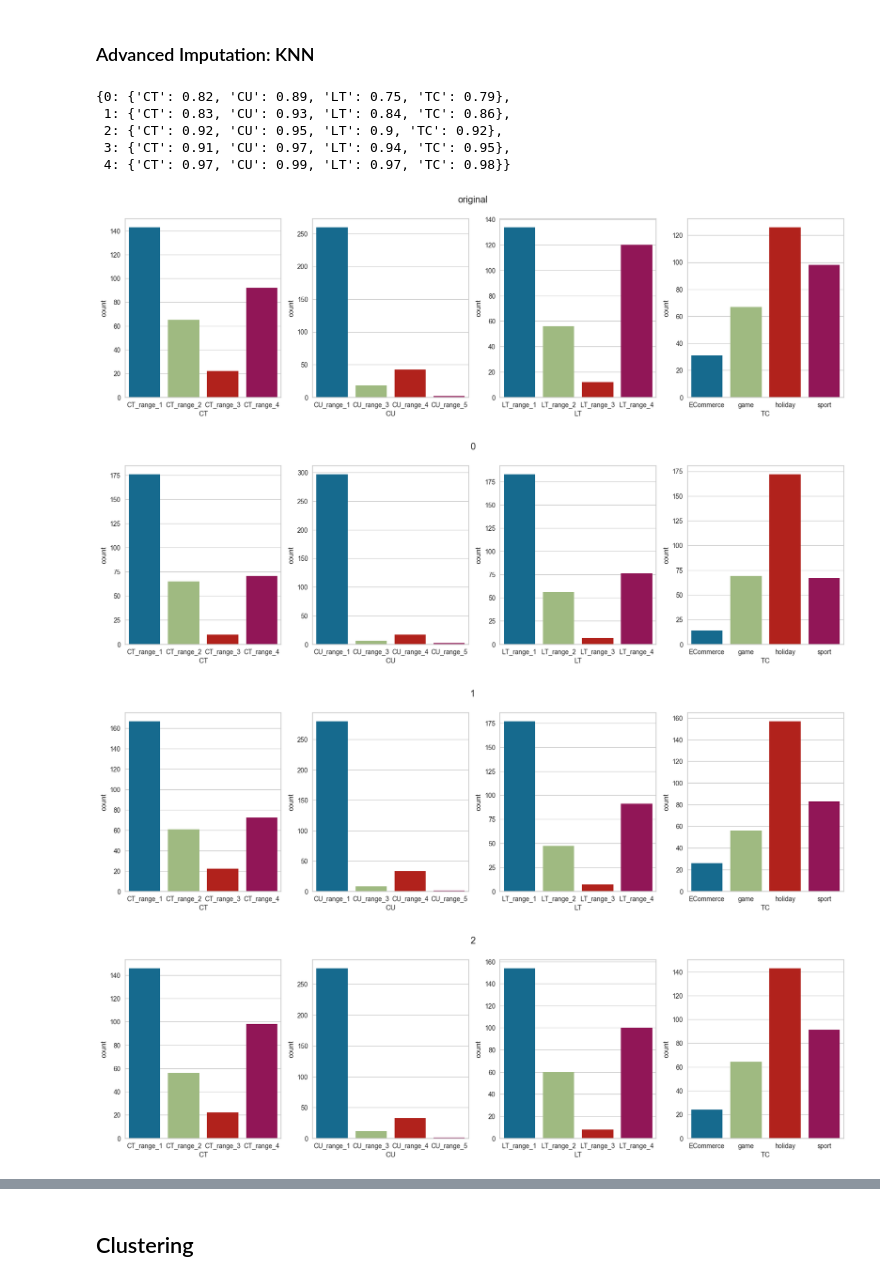
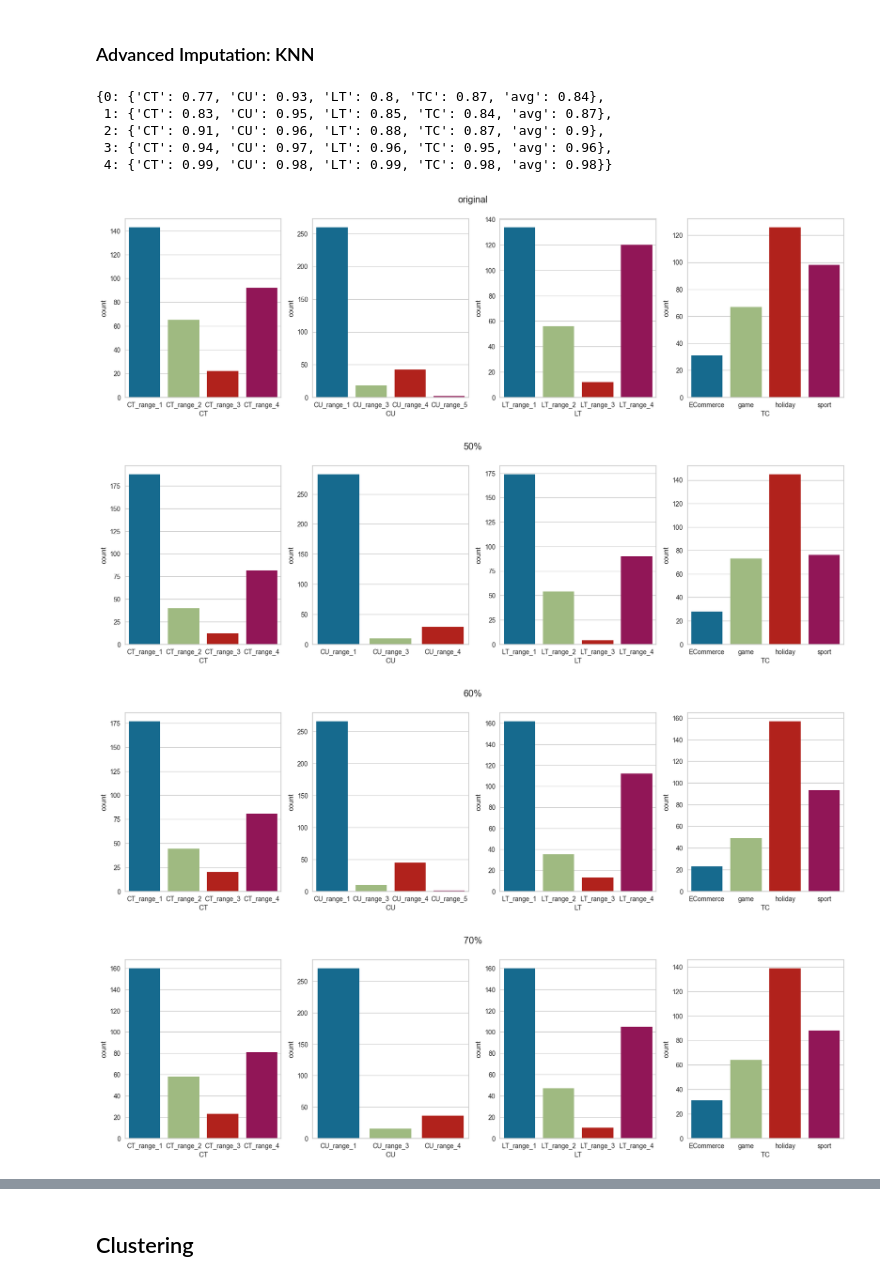
Before and after one commit to pcastiglione99/Data-Quality-Project, a Jupyter notebook: src/project.ipynb, the cells around one changed output, grey strips where cells are left out. Drawn from its saved outputs; the diff is of its cells as text; code cells hidden in the pictures.

```diff
--- a/src/project.ipynb
+++ b/src/project.ipynb
@@ -43,6 +44,7 @@ hists_plot(users)
 ## Inject null values
 # %%
 users_dirty_all = np.array(dirty_completeness.injection(df_pandas=users, seed=42, name = 'users', name_class="none"))
+percentages = ['50%', '60%', '70%', '80%', '90%']
 # %% [output]
 saved users-completeness50%
 saved users-completeness60%
@@ -65,0 +56,6 @@ saved users-completeness90%
+# %%
+fig, axes = plt.subplots(1, 5, figsize=(20,5))
+ax = axes.flatten()
+for i in range(5):
+    ax[i].set_title(percentages[i])
+    sns.heatmap(pd.DataFrame(users_dirty_all[i],columns=users.columns).isna(),ax=ax[i])
@@ -93,0 +84,4 @@ hists_plot(users_simple_imp[0],'Imputed')
+# %%
+hists_plot(users,'Original')
+for i in users_simple_imp:
+    hists_plot(users_simple_imp[i],percentages[i])
@@ -105,7 +106,7 @@ for i, df_dirty in enumerate(users_dirty_all):
     for col in users_dirty.columns:
         users_dirty_one_hot.loc[users_dirty[col].isnull(), users_dirty_one_hot.columns.str.startswith(col)] = np.nan
 
-    knn_imputer = KNNImputer(n_neighbors=4)
+    knn_imputer = KNNImputer(n_neighbors=5)
     users_knn_imp_one_hot = pd.DataFrame(knn_imputer.fit_transform(users_dirty_one_hot))
     users_knn_imp_one_hot.columns = users_dirty_one_hot.columns
 
@@ -118,17 +119,17 @@ for i, df_dirty in enumerate(users_dirty_all):
 
 knn_accuracies
 # %% [output]
-{0: {'CT': 0.82, 'CU': 0.89, 'LT': 0.75, 'TC': 0.79},
- 1: {'CT': 0.83, 'CU': 0.93, 'LT': 0.84, 'TC': 0.86},
- 2: {'CT': 0.92, 'CU': 0.95, 'LT': 0.9, 'TC': 0.92},
- 3: {'CT': 0.91, 'CU': 0.97, 'LT': 0.94, 'TC': 0.95},
- 4: {'CT': 0.97, 'CU': 0.99, 'LT': 0.97, 'TC': 0.98}}
+{0: {'CT': 0.77, 'CU': 0.93, 'LT': 0.8, 'TC': 0.87, 'avg': 0.84},
+ 1: {'CT': 0.83, 'CU': 0.95, 'LT': 0.85, 'TC': 0.84, 'avg': 0.87},
+ 2: {'CT': 0.91, 'CU': 0.96, 'LT': 0.88, 'TC': 0.87, 'avg': 0.9},
+ 3: {'CT': 0.94, 'CU': 0.97, 'LT': 0.96, 'TC': 0.95, 'avg': 0.96},
+ 4: {'CT': 0.99, 'CU': 0.98, 'LT': 0.99, 'TC': 0.98, 'avg': 0.98}}
 # %%
 hists_plot(users, 'original')
 for i in users_knn_imp:
-    hists_plot(users_knn_imp[i],i)
+    hists_plot(users_knn_imp[i],percentages[i])
 # %% [output]
 [figure]
-[figure, old version]
+[figure, new version]
-[figure, old version]
+[figure, new version]
-[figure, old version]
+[figure, new version]
```
Also changed, not shown: parts of 26 cells of this notebook, 9 other files.
